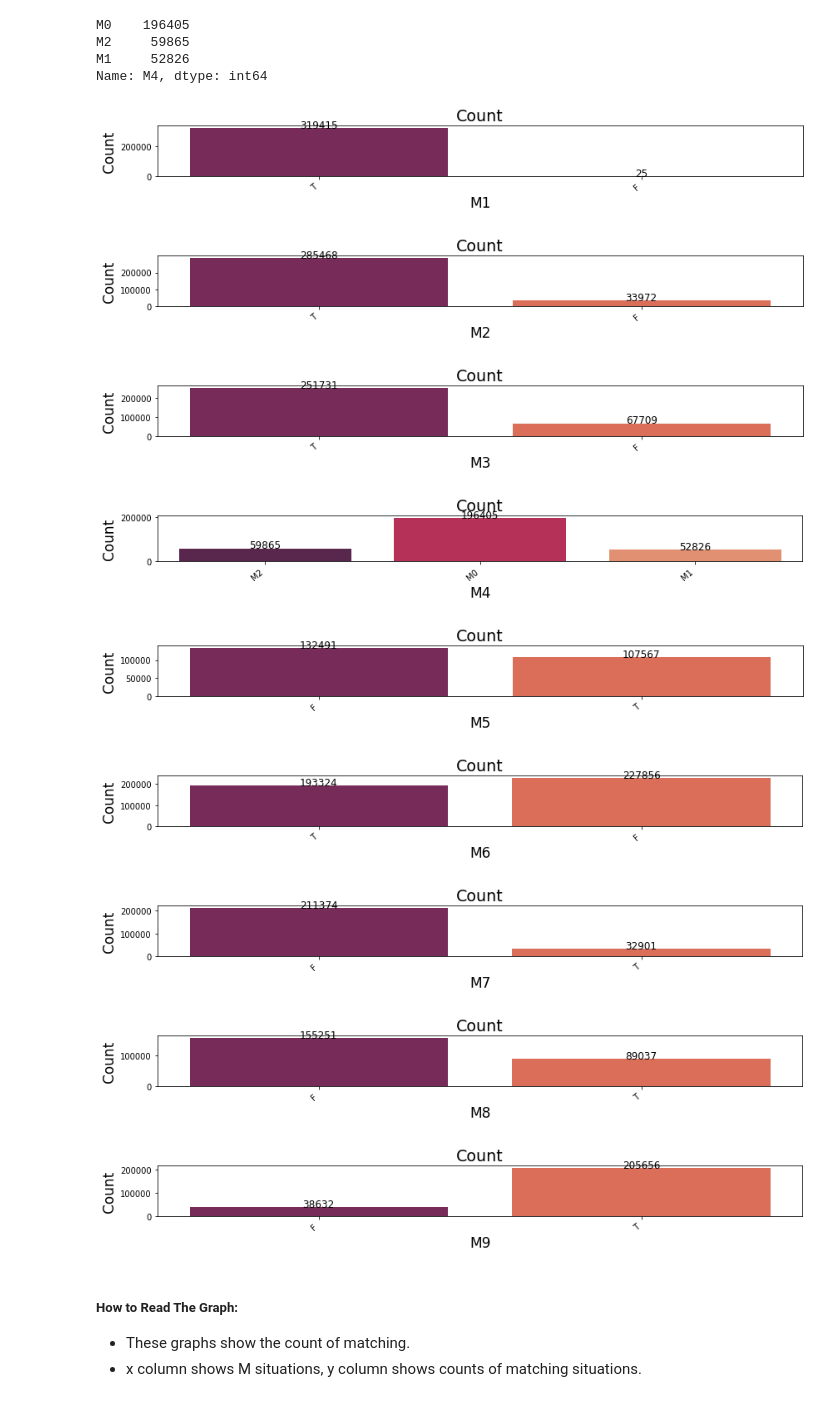
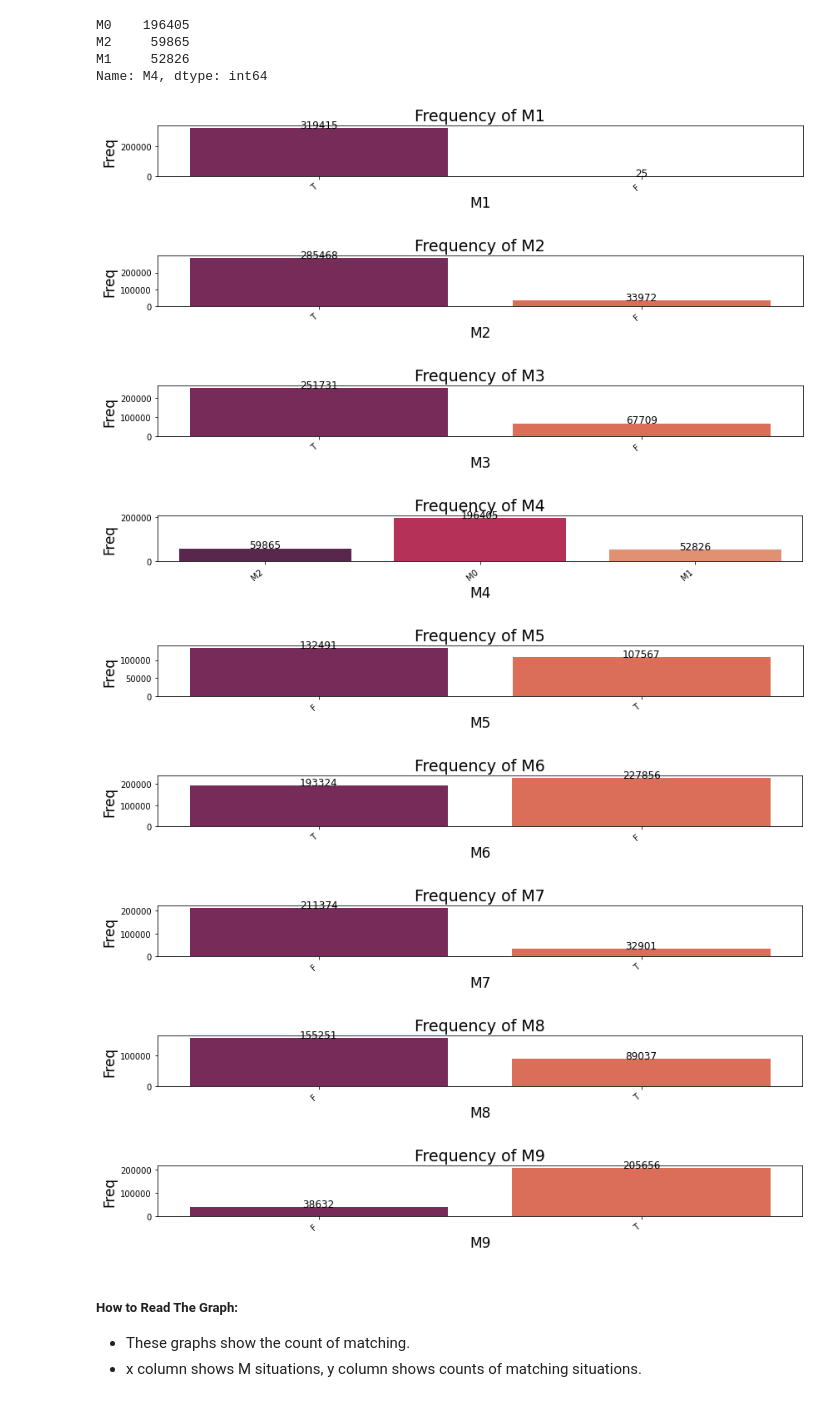
Before and after one commit to ElifKarakutukDinc/IEEE-CIS-Fraud-Detection, a Jupyter notebook: EDA.ipynb, the cells around one changed output. Saved outputs shown, nothing was run; the diff lists cells and outputs as text; code cells hidden in the pictures.

Commit message:
changing columns' labels

```diff
--- a/EDA.ipynb
+++ b/EDA.ipynb
@@ -569,25 +552,27 @@ Name: M4, dtype: int64
 # %%
 for col in ["M1", "M2", "M3", "M4", "M5", "M6", "M7", "M8", "M9"]:
     countplot_viz(
         train_transaction,
         col,
         col,
-        "Count",
-        "Count",
+        "Freq",
+        "Frequency of " + col,
         palette="rocket",
+        fontsize_label=11,
+        fontsize_title=15,
         figsize_x=12,
         figsize_y=2,
     )
 # %% [output]
-[figure, old version]
+[figure, new version]
-[figure, old version]
+[figure, new version]
-[figure, old version]
+[figure, new version]
-[figure, old version]
+[figure, new version]
-[figure, old version]
+[figure, new version]
-[figure, old version]
+[figure, new version]
-[figure, old version]
+[figure, new version]
-[figure, old version]
+[figure, new version]
-[figure, old version]
+[figure, new version]
 # %% [markdown]
 ##### How to Read The Graph:
 * These graphs show the count of matching.
```
Also changed, not shown: parts of 41 cells of this notebook.
